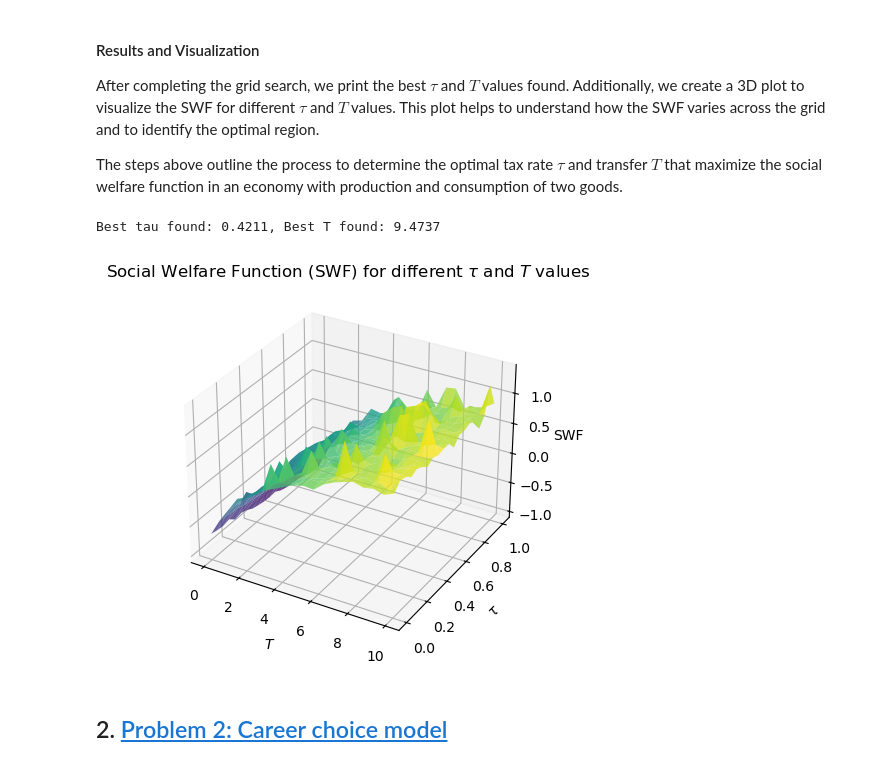
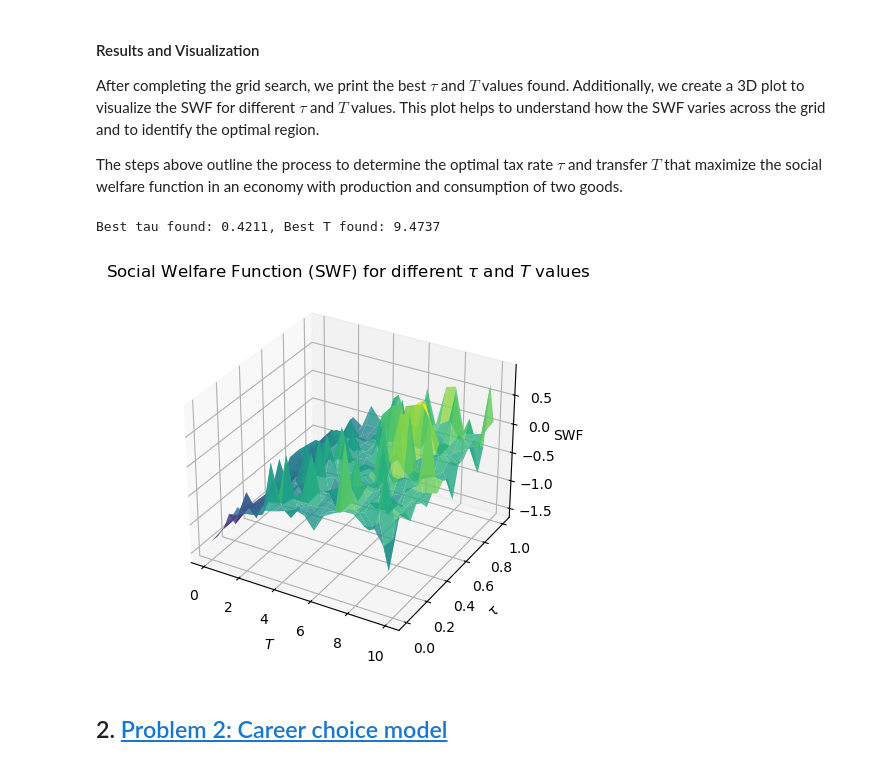
Before and after one commit to NumEconCopenhagen/projects-2024-josh-joshua-and-lyonell, a Jupyter notebook: Exam/Josh working folder/exam_2024.ipynb, the cells around one changed output. Saved outputs shown, nothing was run; the diff lists cells and outputs as text; code cells hidden in the pictures.

```diff
--- a/Exam/Josh working folder/exam_2024.ipynb
+++ b/Exam/Josh working folder/exam_2024.ipynb
@@ -604,6 +604,26 @@ After completing the grid search, we print the best $\tau$ and $T$ values found.
 
 The steps above outline the process to determine the optimal tax rate $\tau$ and transfer $T$ that maximize the social welfare function in an economy with production and consumption of two goods.
 # %%
+# Initialize parameters
+par = SimpleNamespace()
+
+# Firms
+par.A = 1.0
+par.gamma = 0.5
+
+# Households
+par.alpha = 0.3
+par.nu = 1.0
+par.epsilon = 2.0
+
+# Government
+par.tau = 0.0
+par.T = 0.0
+par.kappa = 1.0  # Assuming some value for kappa
+
+# Wage rate
+par.w = 1.0  # Initialize w
+
 # Define firm behavior functions
 def labor_demand(p_j, w, par):
     return (p_j * par.A * par.gamma / w) ** (1 / (1 - par.gamma))
@@ -675,34 +695,34 @@ for i, tau in enumerate(tau_values):
 
         pi1 = profit(p1, w, par)
         pi2 = profit(p2, w, par)
         l_star = optimal_labor(par, pi1, pi2, p1, p2, tau, T)
         y2_star = output(labor_demand(p2, w, par), par)
         U = utility(l_star, par, pi1, pi2, p1, p2, tau, T)
         SWF = U - par.kappa * y2_star
 
         SWF_grid[i, j] = SWF
 
         if SWF > best_SWF:
             best_SWF = SWF
             best_tau = tau
             best_T = T
 
 print(f"Best tau found: {best_tau:.4f}, Best T found: {best_T:.4f}")
 
 # Create a 3D plot of the SWF
 tau_mesh, T_mesh = np.meshgrid(tau_values, T_values)
 fig = plt.figure()
 ax = plt.axes(projection='3d')
 ax.plot_surface(T_mesh, tau_mesh, SWF_grid.T, rstride=1, cstride=1, cmap='viridis', edgecolor='none', alpha=0.8)
 ax.set_xlabel('$T$')
 ax.set_ylabel('$\\tau$')
 ax.set_zlabel('SWF')
 ax.set_title('Social Welfare Function (SWF) for different $\\tau$ and $T$ values')
 
 plt.show()
 # %% [output]
 Best tau found: 0.4211, Best T found: 9.4737
-[figure, old version]
+[figure, new version]
 # %% [markdown]
 ## 2. <a id='toc2_'></a>[Problem 2: Career choice model](#toc0_)
 # %% [markdown]
```
Also changed, not shown: 2 other files.
